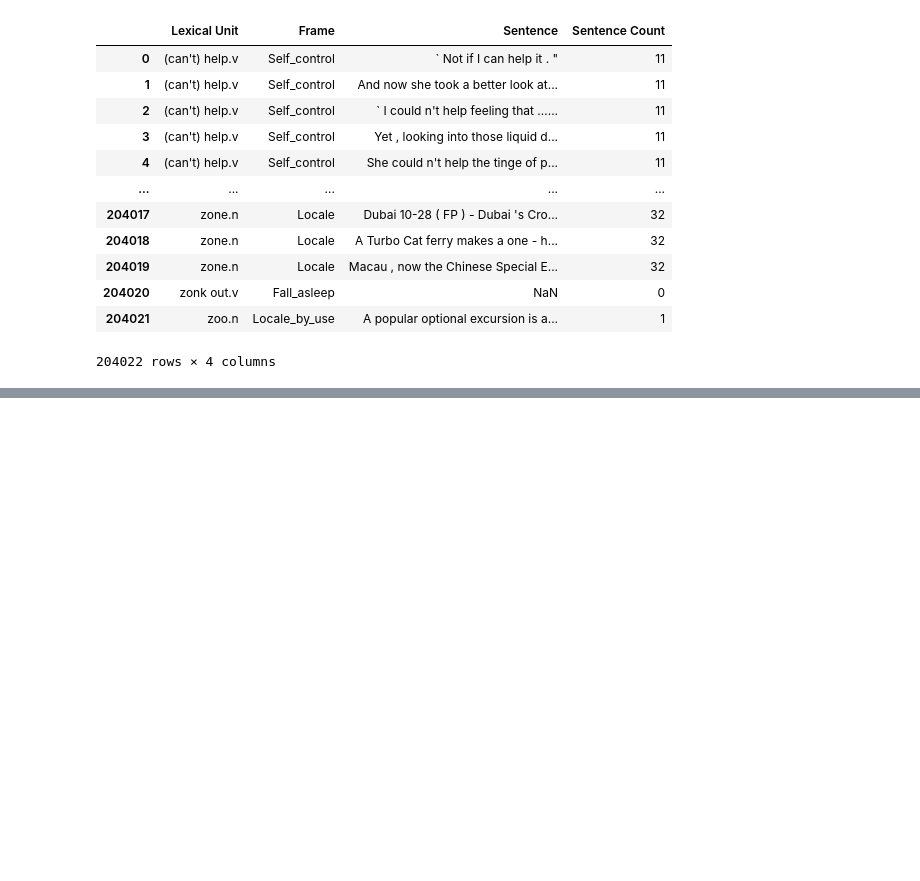
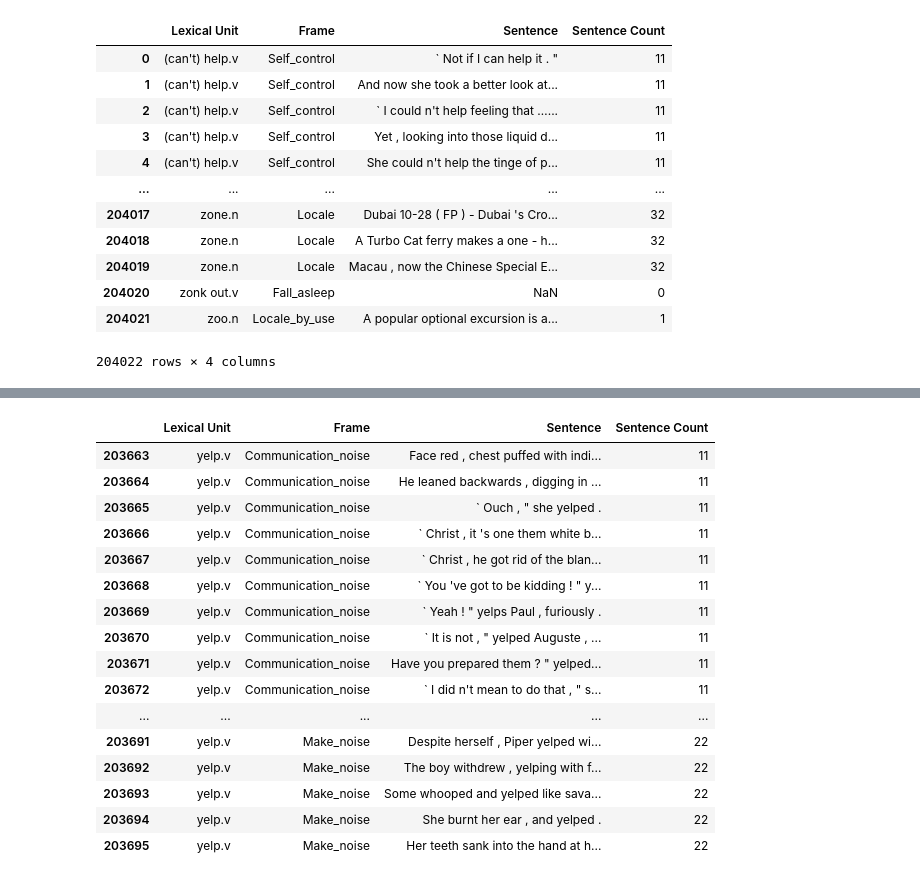
Before and after one commit to ryandschaefer/cs5322-project, a Jupyter notebook: src/task1.ipynb, the cells around one changed output, grey strips where cells are left out. Drawn from its saved outputs; the diff is of its cells as text; code cells hidden in the pictures; blank space fills up the shorter version.

```diff
--- a/src/task1.ipynb
+++ b/src/task1.ipynb
@@ -445,0 +487,20 @@ And now she took a better look at him , Folly could n't help noticing the strong
+# %%
+df[df["Lexical Unit"] == "yelp.v"]
+# %% [output]
+|  | Lexical Unit | Frame | Sentence | Sentence Count |
+| 203663 | yelp.v | Communication_noise | Face red , chest puffed with indi... | 11 |
+| 203664 | yelp.v | Communication_noise | He leaned backwards , digging in ... | 11 |
+| 203665 | yelp.v | Communication_noise | ` Ouch , " she yelped . | 11 |
+| 203666 | yelp.v | Communication_noise | ` Christ , it 's one them white b... | 11 |
+| 203667 | yelp.v | Communication_noise | ` Christ , he got rid of the blan... | 11 |
+| 203668 | yelp.v | Communication_noise | ` You 've got to be kidding ! " y... | 11 |
+| 203669 | yelp.v | Communication_noise | ` Yeah ! " yelps Paul , furiously . | 11 |
+| 203670 | yelp.v | Communication_noise | ` It is not , " yelped Auguste , ... | 11 |
+| 203671 | yelp.v | Communication_noise | Have you prepared them ? " yelped... | 11 |
+| 203672 | yelp.v | Communication_noise | ` I did n't mean to do that , " s... | 11 |
+| ... | ... | ... | ... | ... |
+| 203691 | yelp.v | Make_noise | Despite herself , Piper yelped wi... | 22 |
+| 203692 | yelp.v | Make_noise | The boy withdrew , yelping with f... | 22 |
+| 203693 | yelp.v | Make_noise | Some whooped and yelped like sava... | 22 |
+| 203694 | yelp.v | Make_noise | She burnt her ear , and yelped . | 22 |
+| 203695 | yelp.v | Make_noise | Her teeth sank into the hand at h... | 22 |
```
Also changed, not shown: parts of 3 cells of this notebook, 3 other files.
